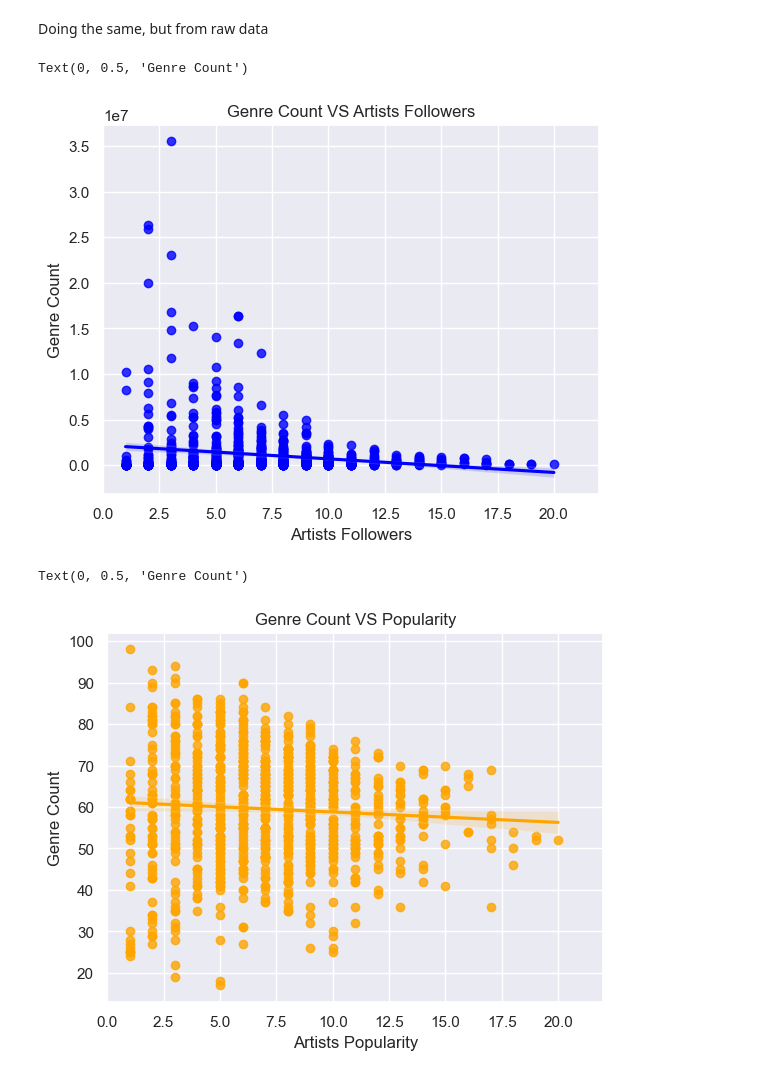
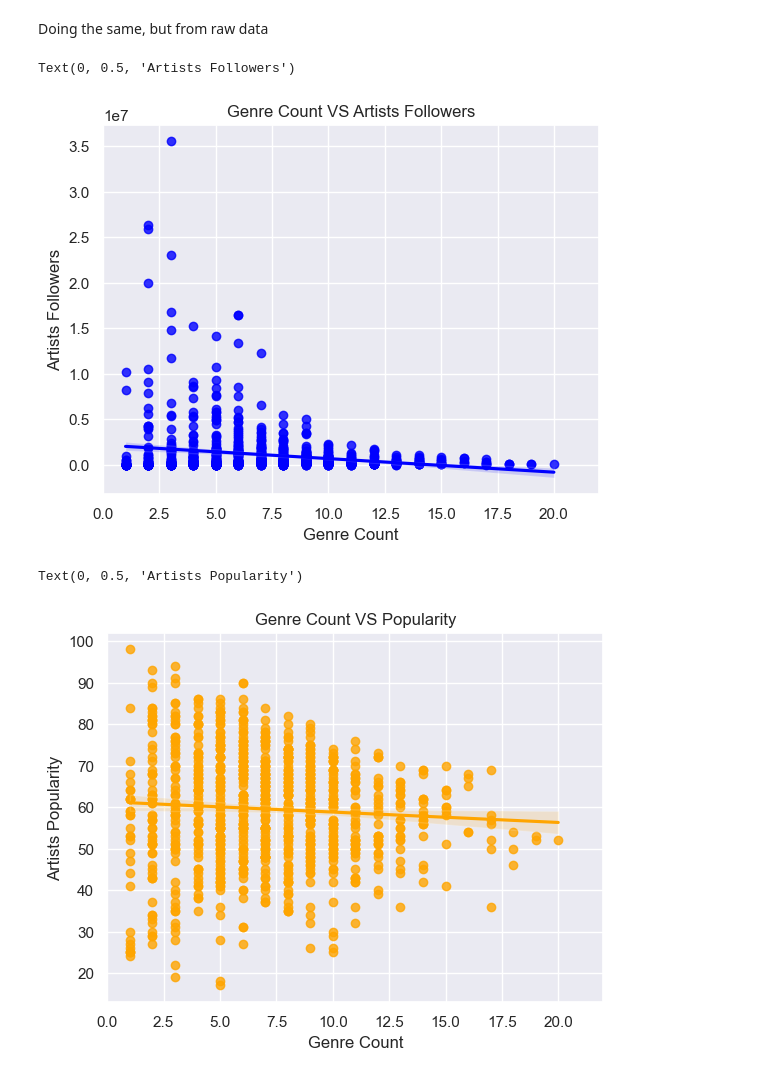
Before and after one commit to LievoisT/DataProject-Spotify, a Jupyter notebook: Chart_Analysis.ipynb, the cells around one changed output. Cells and saved outputs as stored; diff of their text form; code cells hidden in the pictures.

Commit message:
Fixing Artist Count VS Popularity and VS Followers

```diff
--- a/Chart_Analysis.ipynb
+++ b/Chart_Analysis.ipynb
@@ -497,20 +497,20 @@ Doing the same, but from raw data
 # %%
 sns.set(color_codes=True)
 sns.regplot(x="Genre Count", y="Artist_Followers", data=genre_analysis, color="blue");
 plt.xlim(0,22)
 plt.title("Genre Count VS Artists Followers")
-plt.xlabel('Artists Followers')
-plt.ylabel('Genre Count')
+plt.xlabel('Genre Count')
+plt.ylabel('Artists Followers')
 # %% [output]
-Text(0, 0.5, 'Genre Count')
+Text(0, 0.5, 'Artists Followers')
-[figure, old version]
+[figure, new version]
 # %%
 sns.set(color_codes=True)
 sns.regplot(x="Genre Count", y="Artist_Popularity", data=genre_analysis, color="orange");
 plt.xlim(0,22)
 plt.title("Genre Count VS Popularity")
-plt.xlabel('Artists Popularity')
-plt.ylabel('Genre Count')
+plt.xlabel('Genre Count')
+plt.ylabel('Artists Popularity')
 # %% [output]
-Text(0, 0.5, 'Genre Count')
+Text(0, 0.5, 'Artists Popularity')
-[figure, old version]
+[figure, new version]
```
Also changed, not shown: parts of 8 cells of this notebook.
